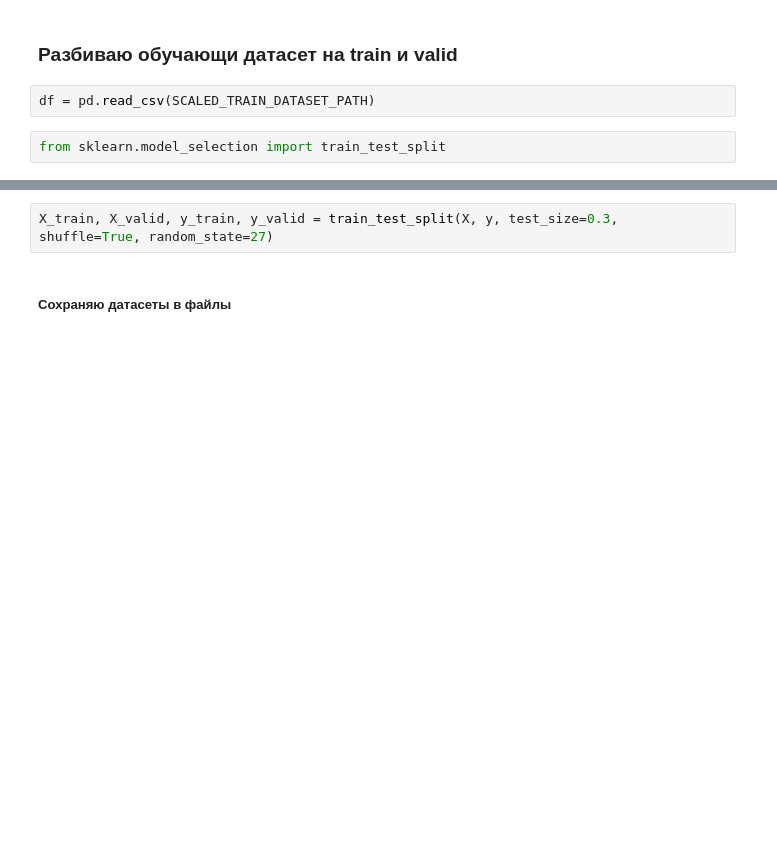
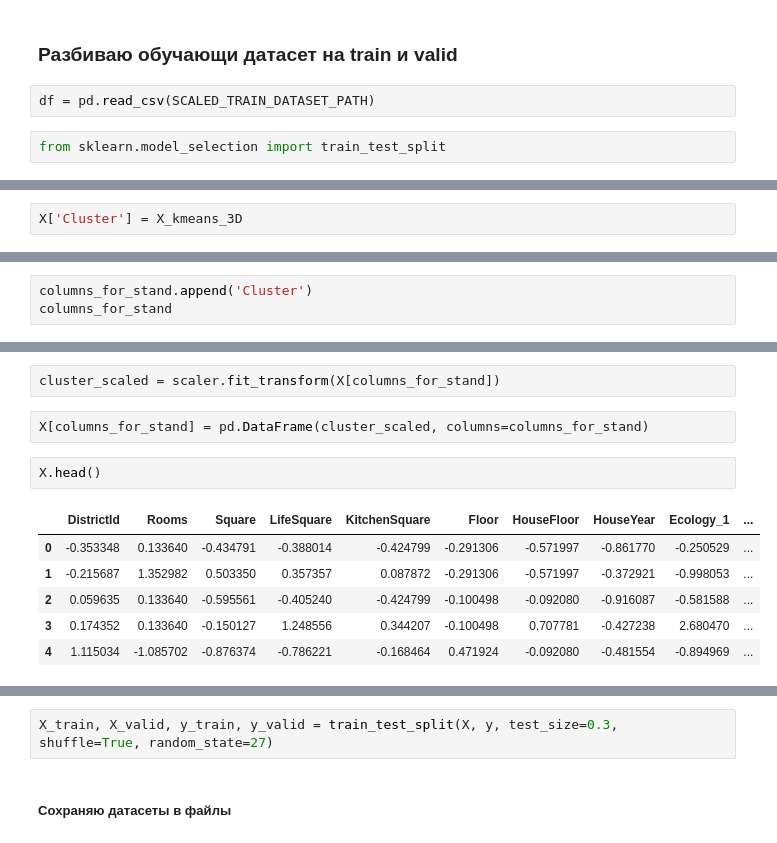
Before and after one commit to AntonyVasilev/Libs_for_DS, a Jupyter notebook: final_project/draft_notebook.ipynb, the cells around one changed output, grey strips where cells are left out. Saved outputs shown, nothing was run; the diff lists cells and outputs as text; blank space fills up the shorter version.

Commit message:
added clusterisation

```diff
--- a/final_project/draft_notebook.ipynb
+++ b/final_project/draft_notebook.ipynb
@@ -899,2 +1090,4 @@ y = df.loc[:, df.columns == 'Price']
+# %%
+X['Cluster'] = X_kmeans_3D
 # %%
 X.head()
@@ -900,0 +1103,3 @@ X.head()
+# %%
+columns_for_stand.append('Cluster')
+columns_for_stand
@@ -900,0 +1125,13 @@ X.head()
+# %%
+cluster_scaled = scaler.fit_transform(X[columns_for_stand])
+# %%
+X[columns_for_stand] = pd.DataFrame(cluster_scaled, columns=columns_for_stand)
+# %%
+X.head()
+# %% [output]
+|  | DistrictId | Rooms | Square | LifeSquare | KitchenSquare | Floor | HouseFloor | HouseYear | Ecology_1 | ... |
+| 0 | -0.353348 | 0.133640 | -0.434791 | -0.388014 | -0.424799 | -0.291306 | -0.571997 | -0.861770 | -0.250529 | ... |
+| 1 | -0.215687 | 1.352982 | 0.503350 | 0.357357 | 0.087872 | -0.291306 | -0.571997 | -0.372921 | -0.998053 | ... |
+| 2 | 0.059635 | 0.133640 | -0.595561 | -0.405240 | -0.424799 | -0.100498 | -0.092080 | -0.916087 | -0.581588 | ... |
+| 3 | 0.174352 | 0.133640 | -0.150127 | 1.248556 | 0.344207 | -0.100498 | 0.707781 | -0.427238 | 2.680470 | ... |
+| 4 | 1.115034 | -1.085702 | -0.876374 | -0.786221 | -0.168464 | 0.471924 | -0.092080 | -0.481554 | -0.894969 | ... |
```
Also changed, not shown: parts of 30 cells of this notebook, 4 other files.
